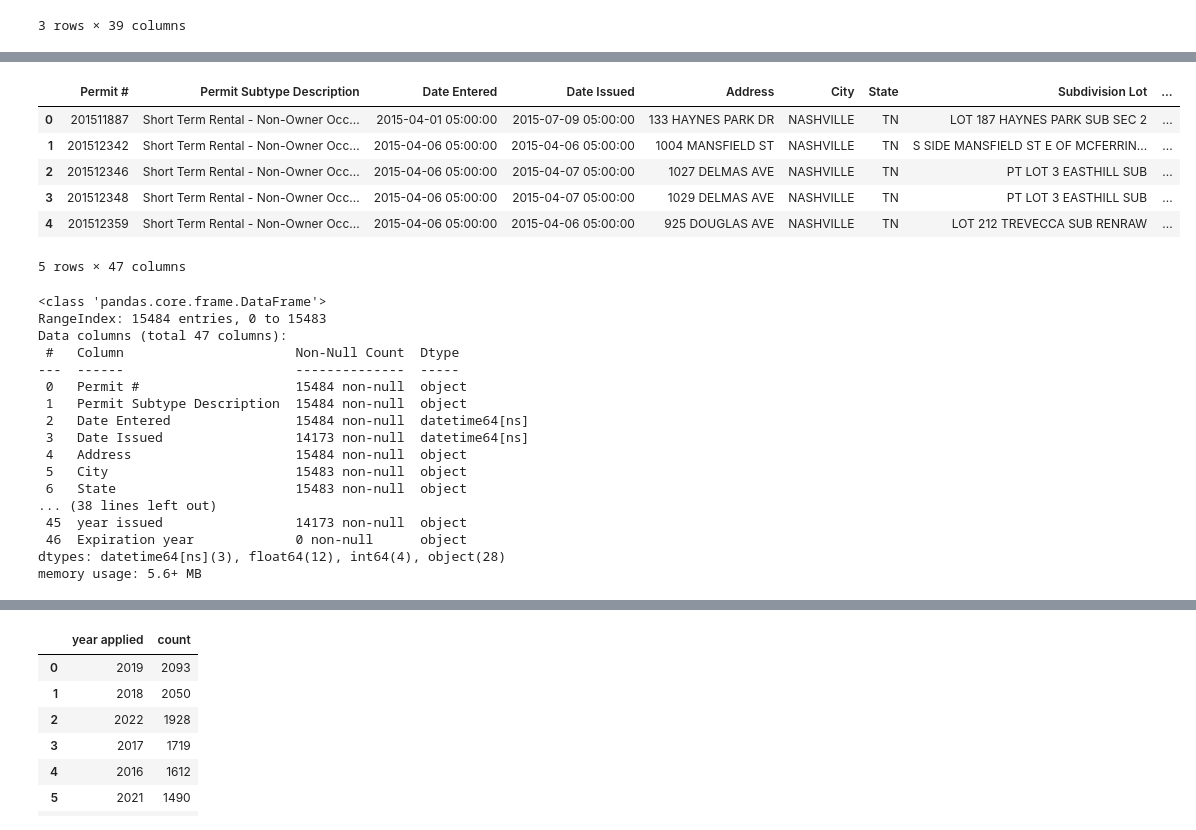
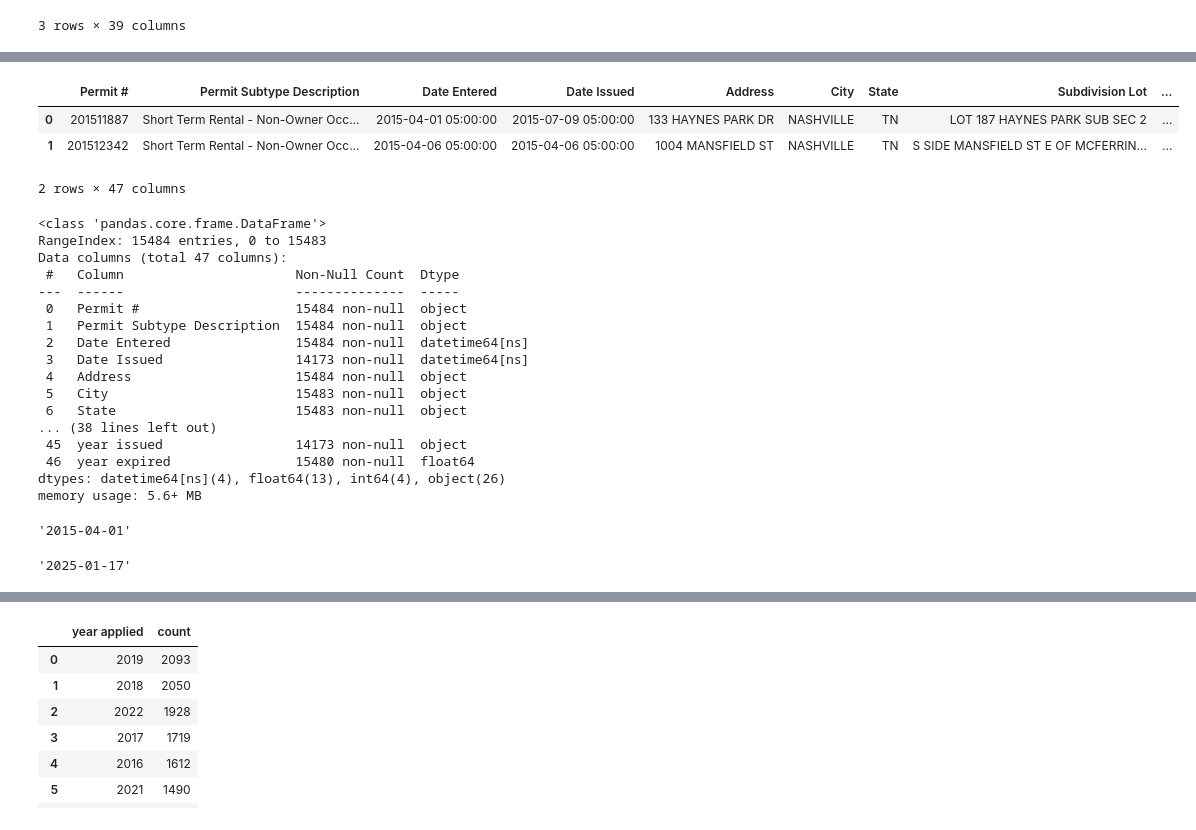
Before and after one commit to v-veena/Short_Term_Rental_Nashville_Capstone, a Jupyter notebook: notebook/shorterm_rental.ipynb, the cells around one changed output, grey strips where cells are left out. Cells and saved outputs as stored; diff of their text form; code cells hidden in the pictures.

```diff
--- a/notebook/shorterm_rental.ipynb
+++ b/notebook/shorterm_rental.ipynb
@@ -60,7 +89,8 @@ dtype: object
 # %%
 permits[['date applied','issued time']]= permits['Date Entered'].astype(str).str.split(' ',expand=True)
 permits[['date approved','approved time']] = permits['Date Issued'].astype(str).str.split(' ',expand=True)
-#permits[['date expiration','expiration time']]= permits['Expiration Date'].astype(str).str.split(' ',expand = True)
+permits['date expired'] = permits['Expiration Date'].dt.date
+#permits['date expired'] = permits['Expiration Date'].astype(str).str.split(' ',expand = True)
 #9/6/2025 0:00
 permits.head(1)
 # %% [output]
@@ -69,0 +103,2 @@ permits.head(1)
+# %%
+permits['date expired']= pd.to_datetime(permits['date expired'])
@@ -70,17 +125,15 @@ permits.head(1)
 # %%
 permits['year applied'] = permits['Date Entered'].astype(str).str.extract(r'(\d{4})', expand=False)
 permits['year issued'] = permits['Date Issued'].astype(str).str.extract(r'(\d{4})', expand = False)
-permits['Expiration year'] = permits['Expiration Date'].astype(str).str.extract('r(\d{4})', expand = False)
-#4/1/2015 5:00:00 AM  7/9/2015 5:00:00 AM
-permits.head(5)
+permits['year expired']=permits['Expiration Date'].dt.year
+#permits['year expired'] = permits['date expired'].astype(str).str.extract('r(\d{4})', expand = False)
+#2023-08-08
+permits.head(2)
 # %% [output]
 |  | Permit # | Permit Subtype Description | Date Entered | Date Issued | Address | City | State | Subdivision Lot | ... |
 | 0 | 201511887 | Short Term Rental - Non-Owner Occ... | 2015-04-01 05:00:00 | 2015-07-09 05:00:00 | 133 HAYNES PARK DR | NASHVILLE | TN | LOT 187 HAYNES PARK SUB SEC 2 | ... |
 | 1 | 201512342 | Short Term Rental - Non-Owner Occ... | 2015-04-06 05:00:00 | 2015-04-06 05:00:00 | 1004 MANSFIELD ST | NASHVILLE | TN | S SIDE MANSFIELD ST E OF MCFERRIN... | ... |
-| 2 | 201512346 | Short Term Rental - Non-Owner Occ... | 2015-04-06 05:00:00 | 2015-04-07 05:00:00 | 1027 DELMAS AVE | NASHVILLE | TN | PT LOT 3 EASTHILL SUB | ... |
-| 3 | 201512348 | Short Term Rental - Non-Owner Occ... | 2015-04-06 05:00:00 | 2015-04-07 05:00:00 | 1029 DELMAS AVE | NASHVILLE | TN | PT LOT 3 EASTHILL SUB | ... |
-| 4 | 201512359 | Short Term Rental - Non-Owner Occ... | 2015-04-06 05:00:00 | 2015-04-06 05:00:00 | 925 DOUGLAS AVE | NASHVILLE | TN | LOT 212 TREVECCA SUB RENRAW | ... |
-5 rows × 47 columns
+2 rows × 47 columns
 # %%
 permits.info()
 # %% [output]
@@ -98,6 +151,14 @@ Data columns (total 47 columns):
  6   State                       15483 non-null  object
 ... (38 lines left out)
  45  year issued                 14173 non-null  object
- 46  Expiration year             0 non-null      object
-dtypes: datetime64[ns](3), float64(12), int64(4), object(28)
+ 46  year expired                15480 non-null  float64
+dtypes: datetime64[ns](4), float64(13), int64(4), object(26)
 memory usage: 5.6+ MB
+# %%
+permits['date applied'].min()
+# %% [output]
+'2015-04-01'
+# %%
+permits['date applied'].max()
+# %% [output]
+'2025-01-17'
```
Also changed, not shown: parts of 20 cells of this notebook, 1 other file.
